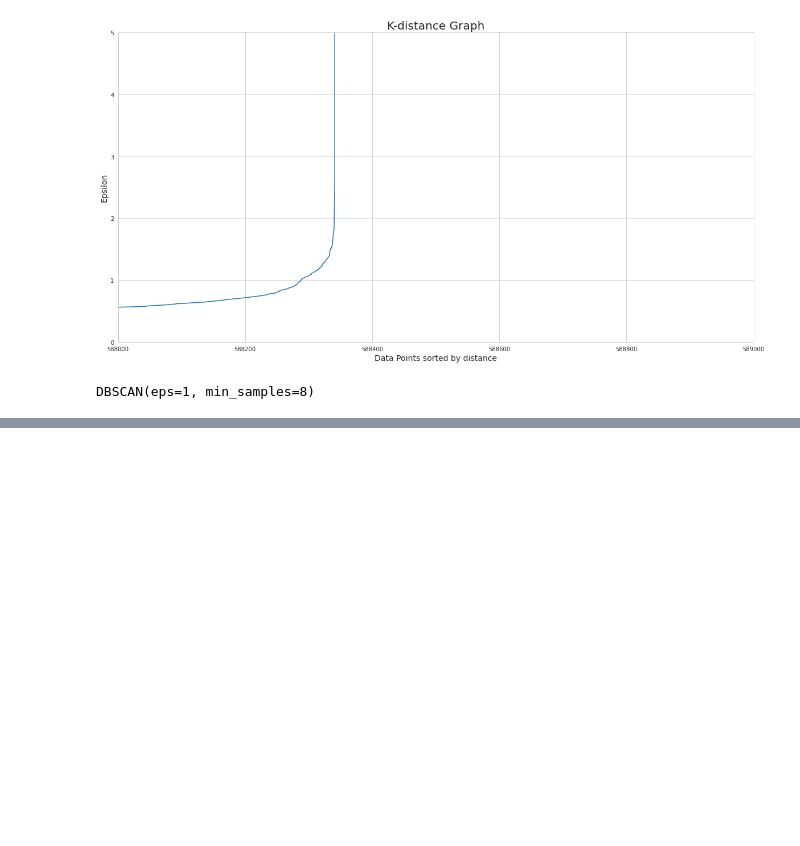
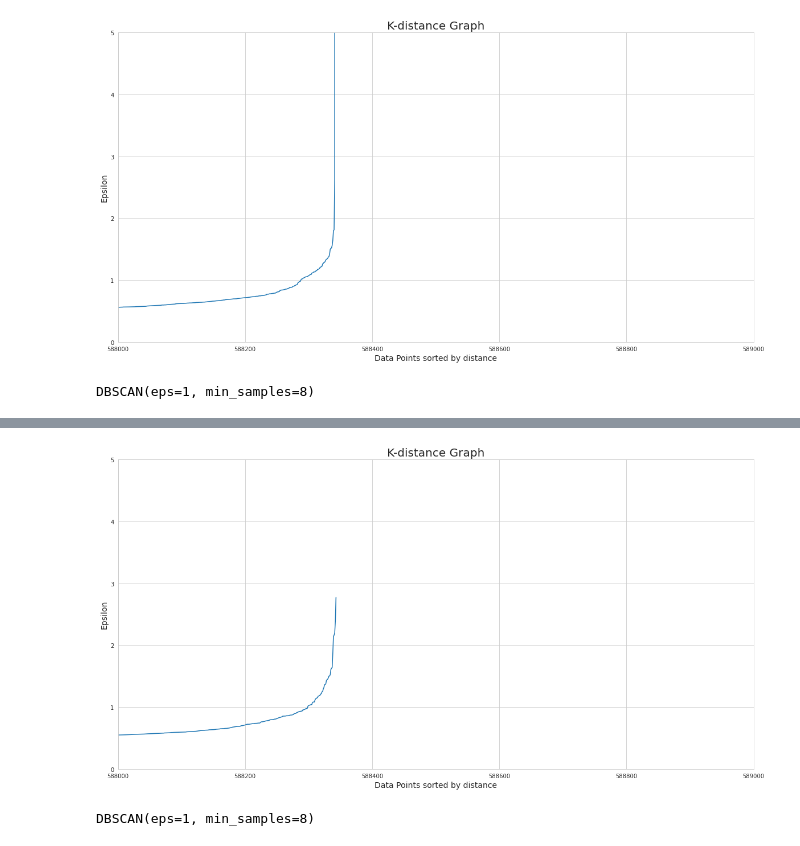
Before and after one commit to PravNJ/galah-test-nut, a Jupyter notebook: dbscan.ipynb, the cells around one changed output, grey strips where cells are left out. Cells and saved outputs as stored; diff of their text form; code cells hidden in the pictures; blank space fills up the shorter version.

Commit message:
plotted the masked data

```diff
--- a/dbscan.ipynb
+++ b/dbscan.ipynb
@@ -82,0 +66,29 @@ plt.show()
+# %%
+#run_all_masked_20220211.csv
+df = pd.read_csv("run_all_masked_20220211.csv", index_col=0)
+# %%
+distance_table = df[["vis_x","vis_y"]]
+# %%
+from sklearn.neighbors import NearestNeighbors
+neigh = NearestNeighbors(n_neighbors=2)
+nbrs = neigh.fit(distance_table)
+distances, indices = nbrs.kneighbors(distance_table)
+# %%
+distances = np.sort(distances, axis=0)
+distances = distances[:,1]
+plt.figure(figsize=(20,10))
+plt.plot(distances)
+plt.title('K-distance Graph',fontsize=20)
+plt.xlabel('Data Points sorted by distance',fontsize=14)
+plt.ylabel('Epsilon',fontsize=14)
+plt.xlim([588000,589000])
+plt.ylim([0,5])
+plt.show()
+# %% [output]
+[figure, added]
+# %%
+from sklearn.cluster import DBSCAN
+dbscan_opt=DBSCAN(eps=1,min_samples=8)
+dbscan_opt.fit(distance_table)
+# %% [output]
+DBSCAN(eps=1, min_samples=8)
```
Also changed, not shown: parts of 8 cells of this notebook.
